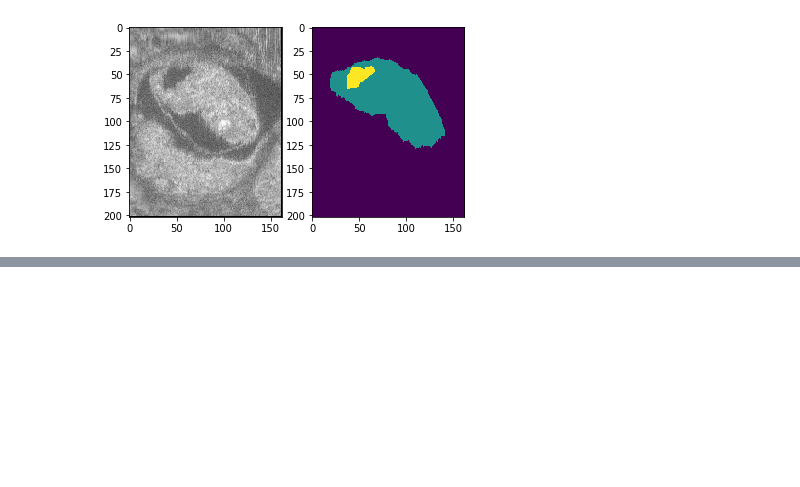
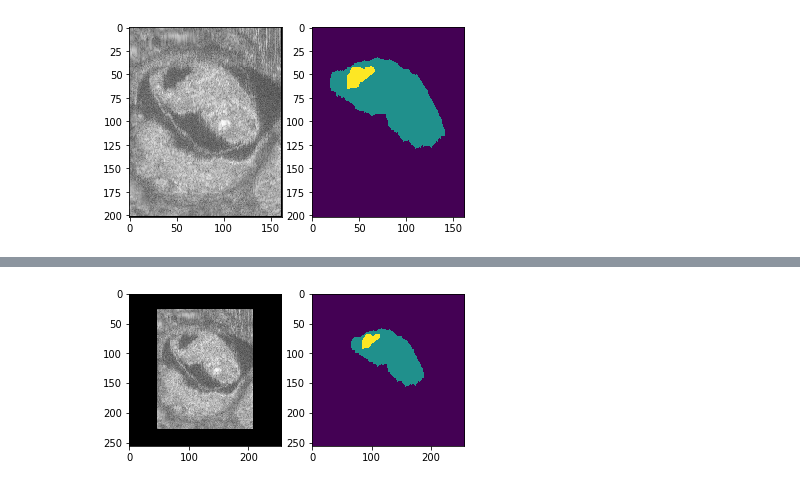
Before and after one commit to tongdaxu/ECE-GY-6123-IMAGE-AND-VIDEO-PROCESSING, a Jupyter notebook: MouseProj/Load_Image.ipynb, the cells around one changed output, grey strips where cells are left out. Drawn from its saved outputs; the diff is of its cells as text; code cells hidden in the pictures; blank space fills up the shorter version.

```diff
--- a/MouseProj/Load_Image.ipynb
+++ b/MouseProj/Load_Image.ipynb
@@ -41,0 +57,8 @@ image, label = loadallnii(1, 210, 282, 282)
+# %%
+X, Y = loadnii(0)
+X = zero_padding(X, 256, 256, 256)
+Y = zero_padding(Y, 256, 256, 256)
+
+show_image(X, Y)
+# %% [output]
+[figure, added]
```
Also changed, not shown: parts of 4 cells of this notebook, 20 other files.
